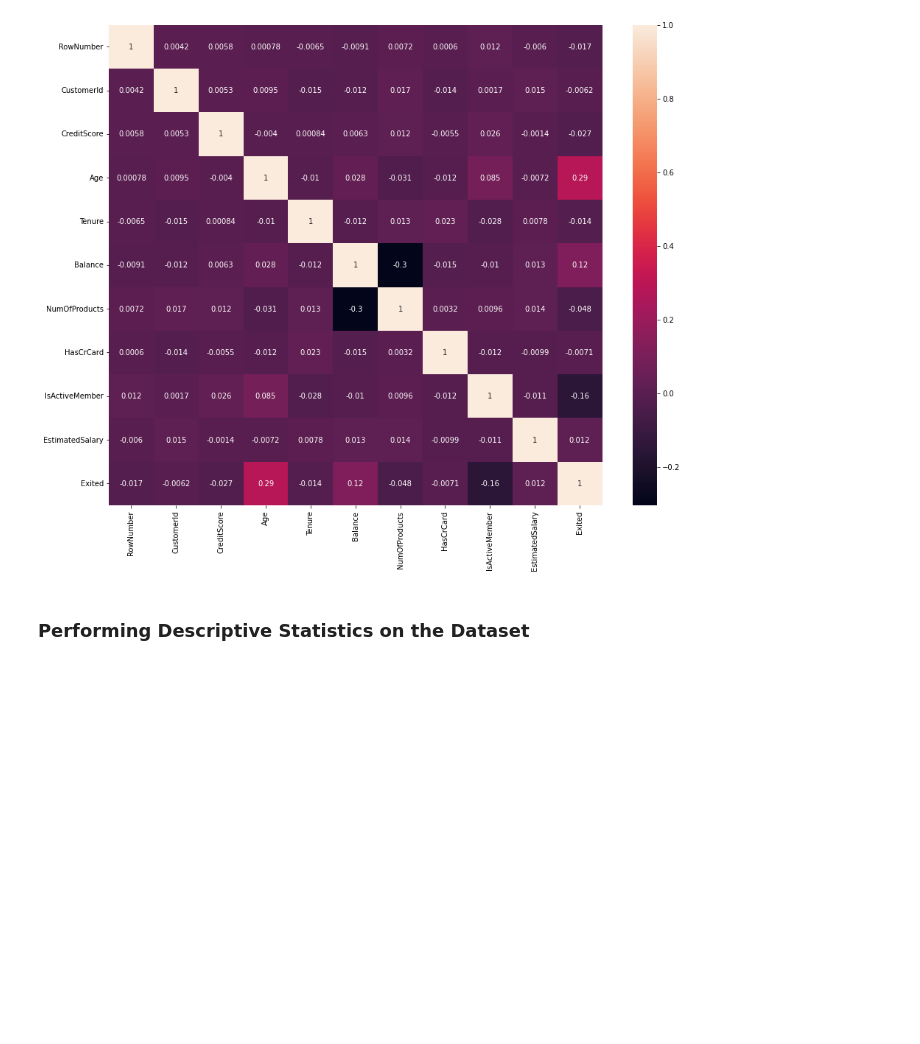
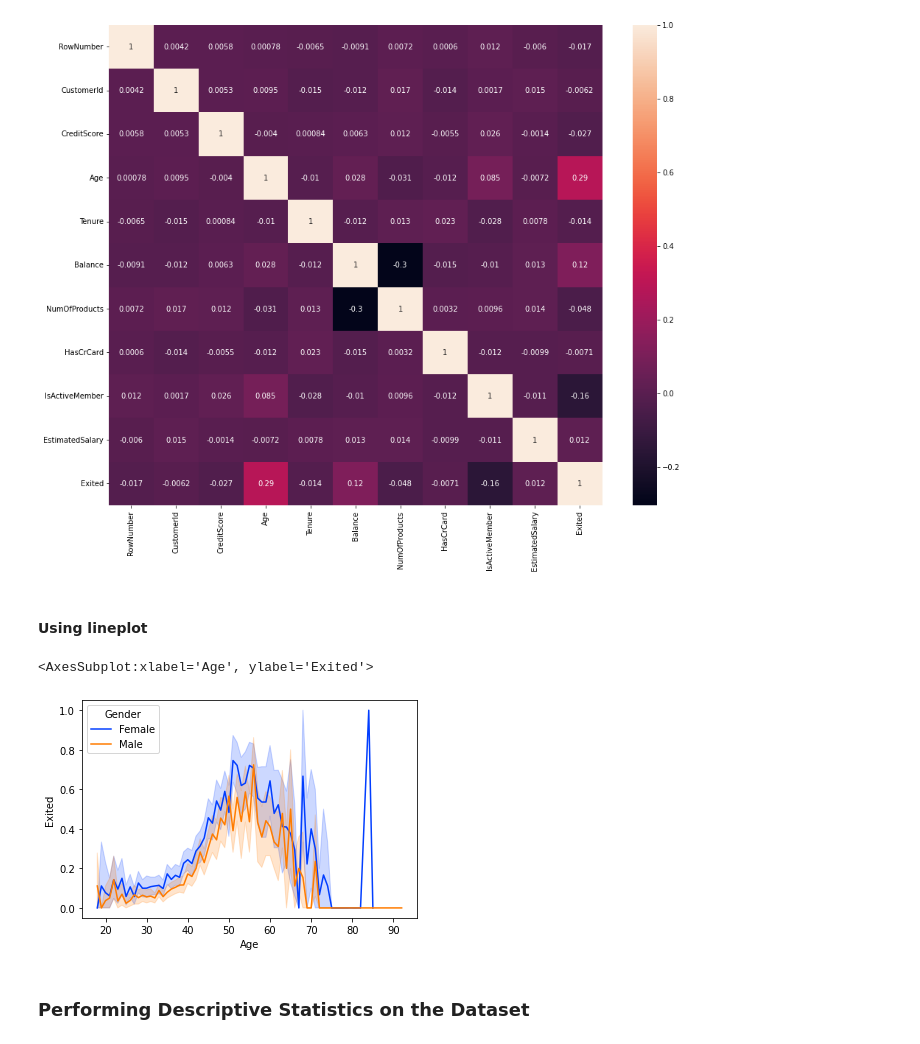
Before and after one commit to IBM-EPBL/IBM-Project-25904-1659976941, a Jupyter notebook: Assessments/Blessy Karunya J - 917719C012 (Team Lead)/Blessy Karunya J - 917719C012 - Assignment_2.ipynb, the cells around one changed output. Drawn from its saved outputs; the diff is of its cells as text; code cells hidden in the pictures; blank space fills up the shorter version.

```diff
--- a/Assessments/Blessy Karunya J - 917719C012 (Team Lead)/Blessy Karunya J - 917719C012 - Assignment_2.ipynb
+++ b/Assessments/Blessy Karunya J - 917719C012 (Team Lead)/Blessy Karunya J - 917719C012 - Assignment_2.ipynb
@@ -56,6 +88,13 @@ sb.heatmap(df.corr(), annot=True, ax=ax)
 # %% [output]
 <AxesSubplot:>
 [figure]
+# %% [markdown]
+#### Using lineplot
+# %%
+sb.lineplot( x='Age', y='Exited', data=df, palette='bright', hue='Gender')
+# %% [output]
+<AxesSubplot:xlabel='Age', ylabel='Exited'>
+[figure, added]
 # %% [markdown]
 ### Performing Descriptive Statistics on the Dataset
 # %%
```
Also changed, not shown: parts of 28 cells of this notebook.
